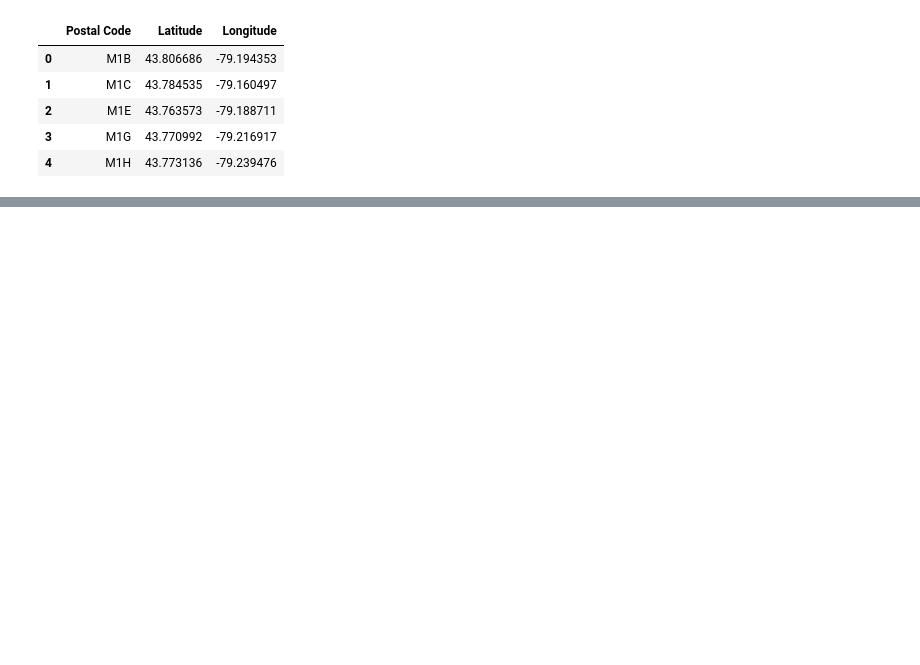
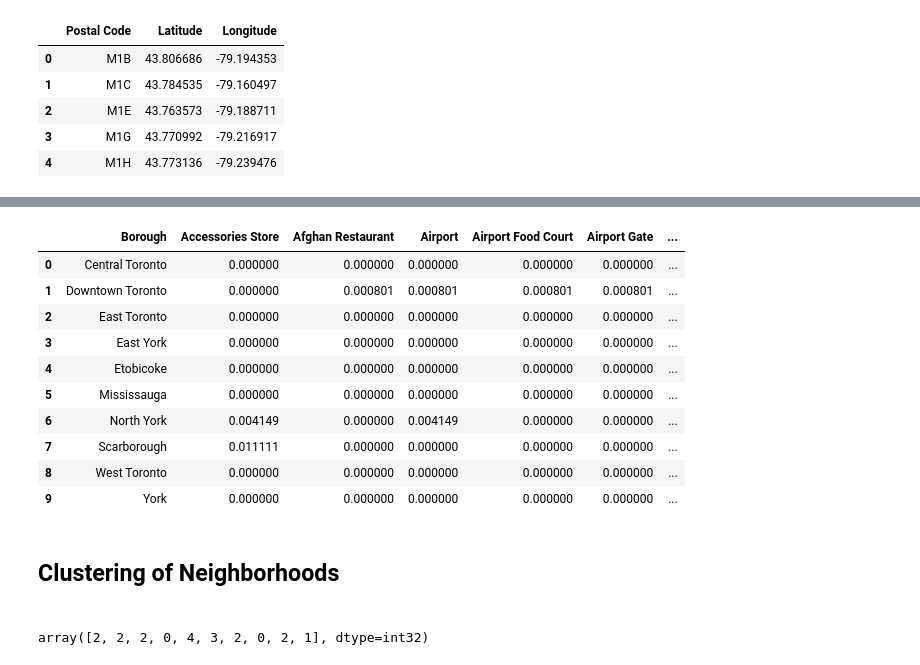
Before and after one commit to Devanshu703/Coursera_Capstone, a Jupyter notebook: segmenting and clustering.ipynb, the cells around one changed output, grey strips where cells are left out. Drawn from its saved outputs; the diff is of its cells as text; code cells hidden in the pictures; blank space fills up the shorter version.

```diff
--- a/segmenting and clustering.ipynb
+++ b/segmenting and clustering.ipynb
@@ -79,0 +137,5 @@ df3
+# %%
+CLIENT_ID = 'PQJLGS5TUCC4RZSPHYNKVFHGUPIW323TT1WXJOBL5Y0XIRIQ'
+CLIENT_SECRET = 'YFUIPJOUGIUZQQPCXN4L3GXOVYTR0QRJHFBXVVADR3KWSEVP'
+VERSION = '20180605'
+LIMIT = 100
@@ -79,0 +184,3 @@ df3
+# %%
+df_venues = getNearbyVenues(names=df3['Borough'],latitudes=df3['Latitude'],
+                                   longitudes=df3['Longitude'])
@@ -79,0 +207,9 @@ df3
+# %%
+toronto_onehot = pd.get_dummies(df_venues[['Venue Category']], prefix="", prefix_sep="")
+toronto_onehot['Borough'] = df_venues['Borough']
+
+# move neighborhood column to the first column
+fixed_columns = [toronto_onehot.columns[-1]] + list(toronto_onehot.columns[:-1])
+toronto_onehot = toronto_onehot[fixed_columns]
+
+toronto_onehot.head()
@@ -79,0 +223,29 @@ df3
+# %%
+toronto_grouped = toronto_onehot.groupby('Borough').mean().reset_index()
+toronto_grouped
+# %% [output]
+|  | Borough | Accessories Store | Afghan Restaurant | Airport | Airport Food Court | Airport Gate | ... |
+| 0 | Central Toronto | 0.000000 | 0.000000 | 0.000000 | 0.000000 | 0.000000 | ... |
+| 1 | Downtown Toronto | 0.000000 | 0.000801 | 0.000801 | 0.000801 | 0.000801 | ... |
+| 2 | East Toronto | 0.000000 | 0.000000 | 0.000000 | 0.000000 | 0.000000 | ... |
+| 3 | East York | 0.000000 | 0.000000 | 0.000000 | 0.000000 | 0.000000 | ... |
+| 4 | Etobicoke | 0.000000 | 0.000000 | 0.000000 | 0.000000 | 0.000000 | ... |
+| 5 | Mississauga | 0.000000 | 0.000000 | 0.000000 | 0.000000 | 0.000000 | ... |
+| 6 | North York | 0.004149 | 0.000000 | 0.004149 | 0.000000 | 0.000000 | ... |
+| 7 | Scarborough | 0.011111 | 0.000000 | 0.000000 | 0.000000 | 0.000000 | ... |
+| 8 | West Toronto | 0.000000 | 0.000000 | 0.000000 | 0.000000 | 0.000000 | ... |
+| 9 | York | 0.000000 | 0.000000 | 0.000000 | 0.000000 | 0.000000 | ... |
+# %% [markdown]
+<h2>Clustering of Neighborhoods <h2>
+# %%
+kclusters = 5
+
+toronto_grouped_clustering = toronto_grouped.drop('Borough', 1)
+
+# run k-means clustering
+kmeans = KMeans(n_clusters=kclusters, random_state=0).fit(toronto_grouped_clustering)
+
+# check cluster labels generated for each row in the dataframe
+kmeans.labels_[0:10]
+# %% [output]
+array([2, 2, 2, 0, 4, 3, 2, 0, 2, 1], dtype=int32)
```
Also changed, not shown: parts of 21 cells of this notebook.
